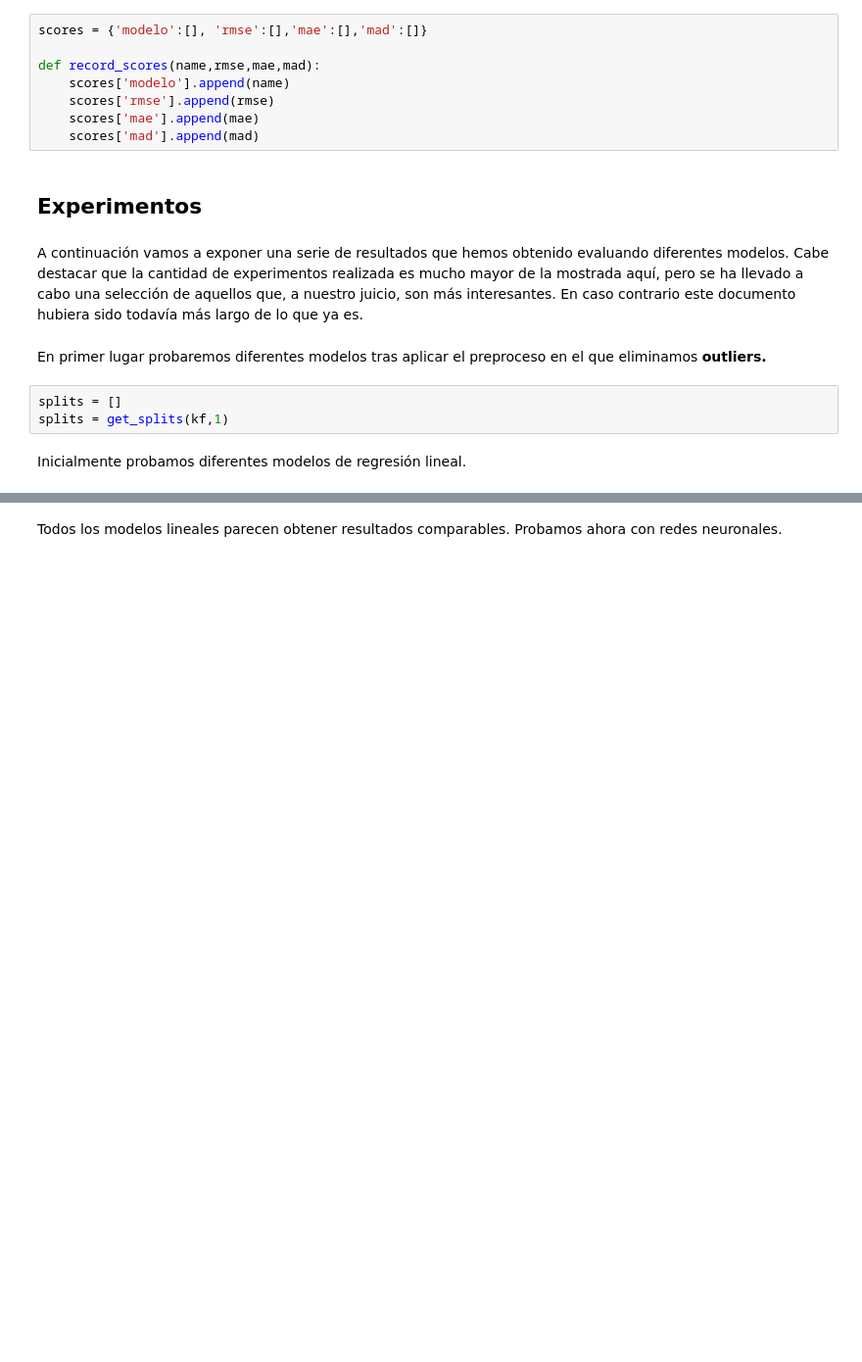
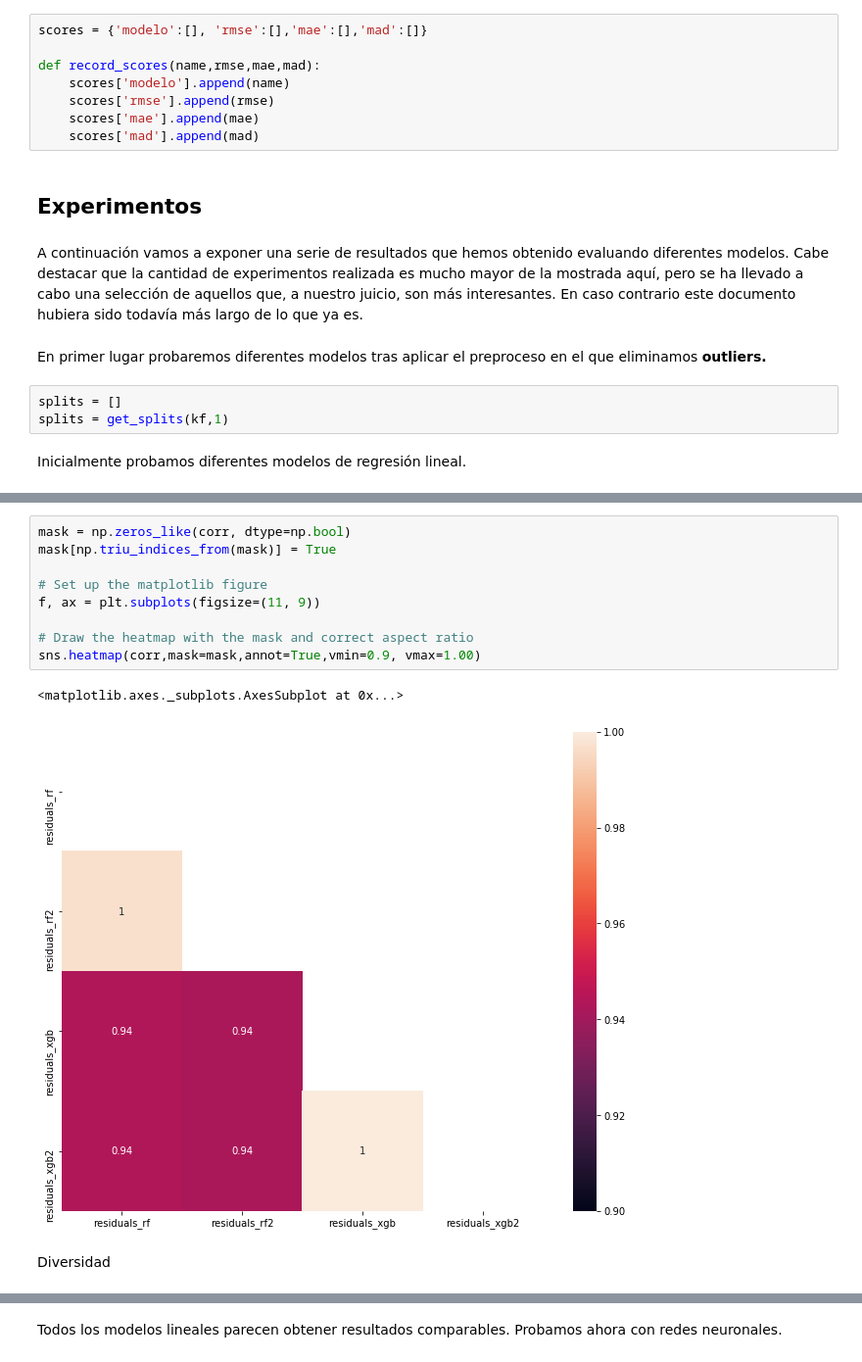
Before and after one commit to AlwaysLearningDeeper/Salesforce-Predictive-Modelling, a Jupyter notebook: trabajo-fase2.ipynb, the cells around one changed output, grey strips where cells are left out. Shown: that part at 98% size. Cells and saved outputs as stored; diff of their text form; blank space fills up the shorter version.

```diff
--- a/trabajo-fase2.ipynb
+++ b/trabajo-fase2.ipynb
@@ -494,0 +690,14 @@ MAD: 3039.409075
+# %%
+mask = np.zeros_like(corr, dtype=np.bool)
+mask[np.triu_indices_from(mask)] = True
+
+# Set up the matplotlib figure
+f, ax = plt.subplots(figsize=(11, 9))
+
+# Draw the heatmap with the mask and correct aspect ratio
+sns.heatmap(corr,mask=mask,annot=True,vmin=0.9, vmax=1.00)
+# %% [output]
+<matplotlib.axes._subplots.AxesSubplot at 0x...>
+[figure, added]
+# %% [markdown]
+Diversidad
```
Also changed, not shown: parts of 163 cells of this notebook.
